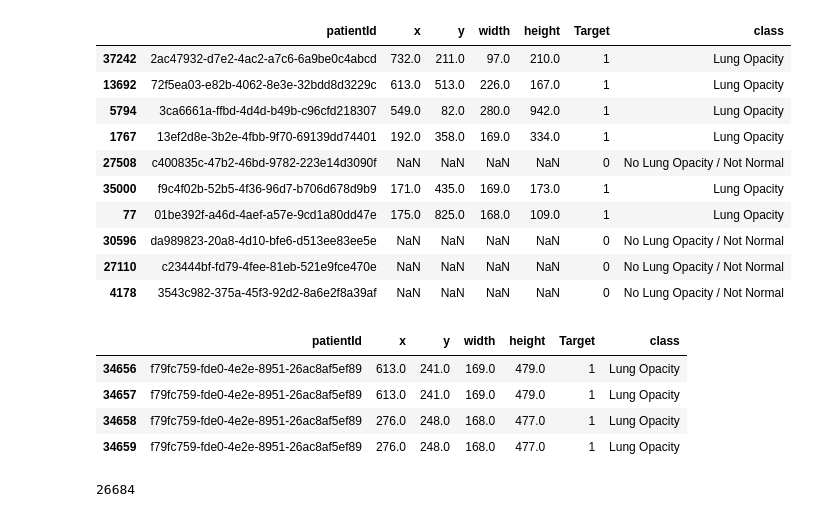
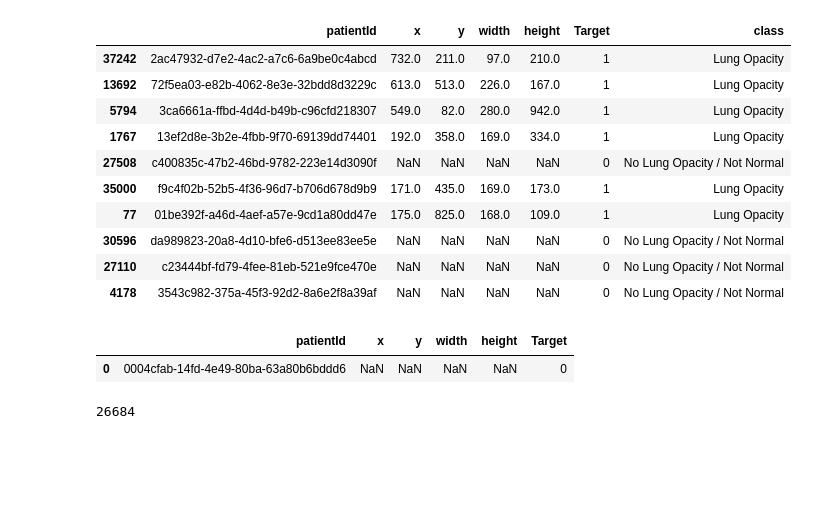
Before and after one commit to GrueneKatze/AI-for-Medicine-Coursera, a Jupyter notebook: Pneumonia_detection_with_FastAI.ipynb, the cells around one changed output. Drawn from its saved outputs; the diff is of its cells as text; code cells hidden in the pictures; blank space fills up the shorter version.

```diff
--- a/Pneumonia_detection_with_FastAI.ipynb
+++ b/Pneumonia_detection_with_FastAI.ipynb
@@ -27,0 +33,5 @@ import json, pdb
+# %%
+from google.colab import drive
+drive.mount('/content/gdrive', force_remount=True)
+root_dir = "/content/gdrive/My Drive/"
+base_dir = root_dir + 'fastai/'
@@ -27,0 +46,4 @@ import json, pdb
+# %%
+path_rsna = Path(base_dir + 'rsna')
+path_rsna.mkdir(parents=True, exist_ok=True)
+path_rsna.ls()
@@ -43,2 +70,0 @@ Mounted at /content/gdrive
-# %%
-path_rsna = Path(base_dir + 'data/rsna')
@@ -142,15 +203,12 @@ train_class_df.sample(10)
 | 30596 | da989823-20a8-4d10-bfe6-d513ee83ee5e | NaN | NaN | NaN | NaN | 0 | No Lung Opacity / Not Normal |
 | 27110 | c23444bf-fd79-4fee-81eb-521e9fce470e | NaN | NaN | NaN | NaN | 0 | No Lung Opacity / Not Normal |
 | 4178 | 3543c982-375a-45f3-92d2-8a6e2f8a39af | NaN | NaN | NaN | NaN | 0 | No Lung Opacity / Not Normal |
-# %%
-
-train_class_df[train_class_df['patientId']=='f79fc759-fde0-4e2e-8951-26ac8af5ef89']
-# %% [output]
-|  | patientId | x | y | width | height | Target | class |
-| 34656 | f79fc759-fde0-4e2e-8951-26ac8af5ef89 | 613.0 | 241.0 | 169.0 | 479.0 | 1 | Lung Opacity |
-| 34657 | f79fc759-fde0-4e2e-8951-26ac8af5ef89 | 613.0 | 241.0 | 169.0 | 479.0 | 1 | Lung Opacity |
-| 34658 | f79fc759-fde0-4e2e-8951-26ac8af5ef89 | 276.0 | 248.0 | 168.0 | 477.0 | 1 | Lung Opacity |
-| 34659 | f79fc759-fde0-4e2e-8951-26ac8af5ef89 | 276.0 | 248.0 | 168.0 | 477.0 | 1 | Lung Opacity |
+# %%
+
+train_labels_df[train_labels_df['patientId']=='0004cfab-14fd-4e49-80ba-63a80b6bddd6']
+# %% [output]
+|  | patientId | x | y | width | height | Target |
+| 0 | 0004cfab-14fd-4e49-80ba-63a80b6bddd6 | NaN | NaN | NaN | NaN | 0 |
 # %%
 train_class_df['path'] =
 for i,data_row in enumerate(img_data):
```
Also changed, not shown: parts of 20 cells of this notebook.
